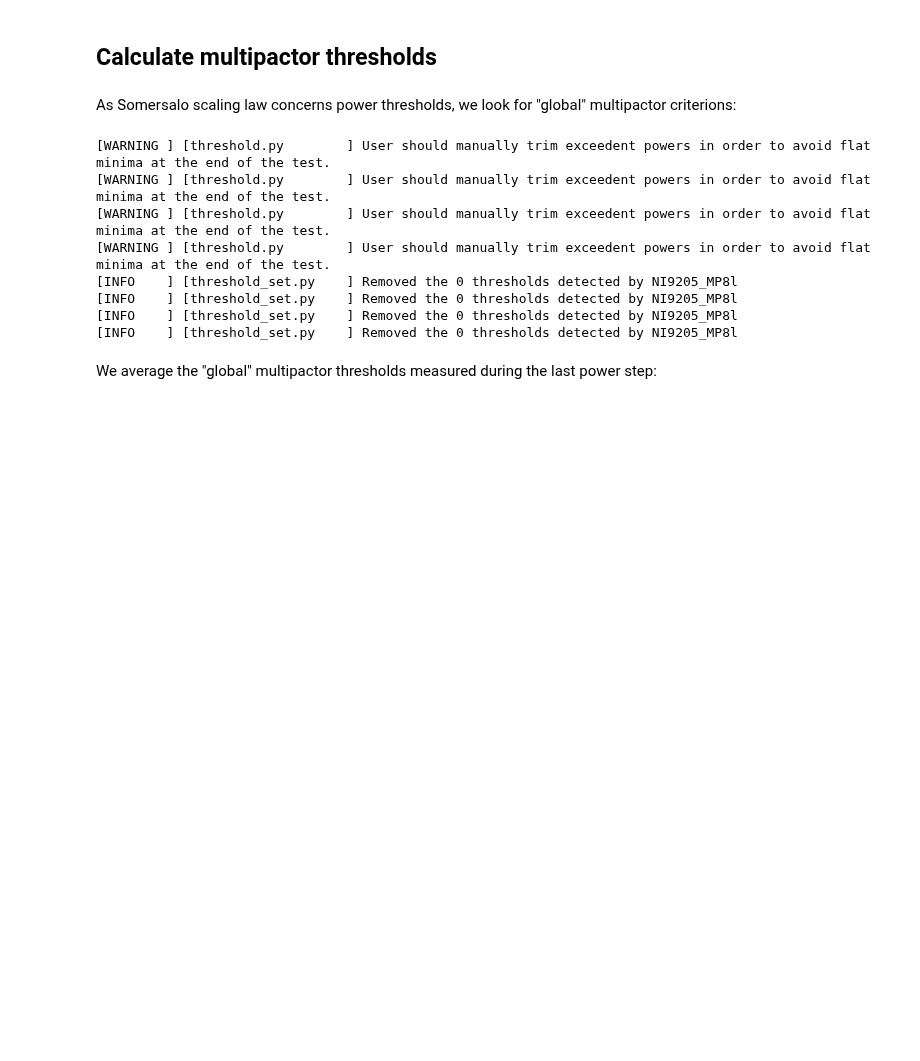
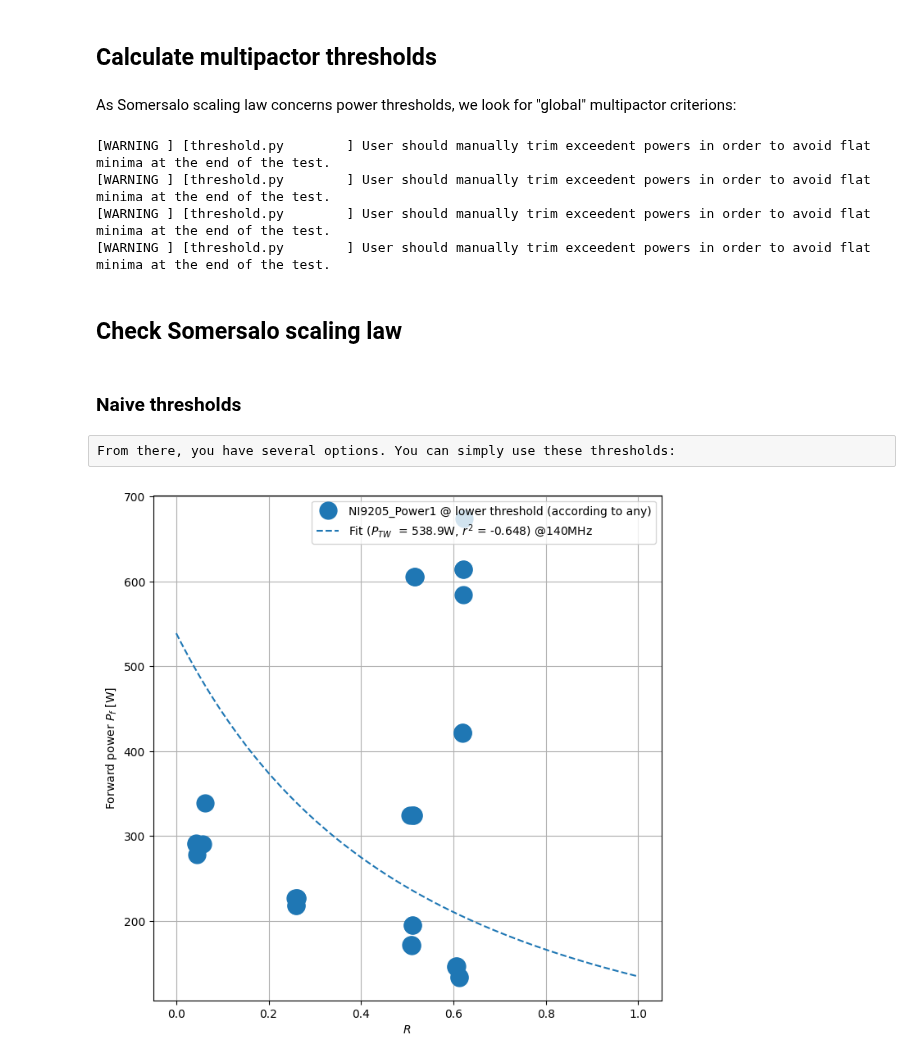
Before and after one commit to AdrienPlacais/multipac_testbench, a Jupyter notebook: docs/manual/notebooks/check_somersalo_scaling_law.ipynb, the cells around one changed output. Saved outputs shown, nothing was run; the diff lists cells and outputs as text; code cells hidden in the pictures; blank space fills up the shorter version.

Commit message:
re-executed with different ThresholdSet examples

```diff
--- a/docs/manual/notebooks/check_somersalo_scaling_law.ipynb
+++ b/docs/manual/notebooks/check_somersalo_scaling_law.ipynb
@@ -47,20 +47,24 @@ current_multipac_detector = partial(quantity_is_above_threshold, **current_multi
 # %% [markdown]
 As Somersalo scaling law concerns power thresholds, we look for "global" multipactor criterions:
 # %%
-merged_thresholds = test_campaign.determine_thresholds(
-    current_multipac_detector, CurrentProbe, threshold_reducer="any"
+merged = test_campaign.determine_thresholds(
+    current_multipac_detector,
+    CurrentProbe,
+    predicate=lambda t: t.sample_index > 300,  # Only consider Thresholds measured after 300th power step
+    threshold_reducer="any",                   # Keyword to merge the multipactor zones
 )
-for threshold_set in merged_thresholds.values():
-    threshold_set.remove_singularities()  # Avoid multipactor measured on a single point
-    threshold_set.remove_detected_by("NI9205_MP8l")  # Avoid accounting for same MP twice (E8 is in front of E4)
 # %% [output]
 [WARNING ] [threshold.py        ] User should manually trim exceedent powers in order to avoid flat minima at the end of the test.
 [WARNING ] [threshold.py        ] User should manually trim exceedent powers in order to avoid flat minima at the end of the test.
 [WARNING ] [threshold.py        ] User should manually trim exceedent powers in order to avoid flat minima at the end of the test.
 [WARNING ] [threshold.py        ] User should manually trim exceedent powers in order to avoid flat minima at the end of the test.
-[INFO    ] [threshold_set.py    ] Removed the 0 thresholds detected by NI9205_MP8l
-[INFO    ] [threshold_set.py    ] Removed the 0 thresholds detected by NI9205_MP8l
-[INFO    ] [threshold_set.py    ] Removed the 0 thresholds detected by NI9205_MP8l
-[INFO    ] [threshold_set.py    ] Removed the 0 thresholds detected by NI9205_MP8l
-# %% [markdown]
-We average the "global" multipactor thresholds measured during the last power step:
+# %% [markdown]
+## Check Somersalo scaling law
+# %% [markdown]
+### Naive thresholds
+# %% [raw]
+From there, you have several options. You can simply use these thresholds:
+# %%
+_ = test_campaign.check_somersalo_scaling_law(merged, figsize=(8, 8))
+# %% [output]
+[figure, added]
```
Also changed, not shown: parts of 12 cells of this notebook.
